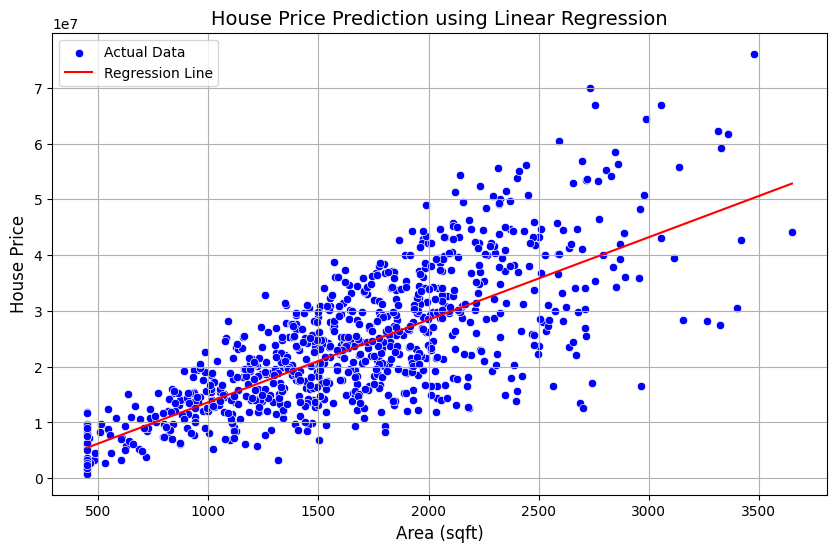
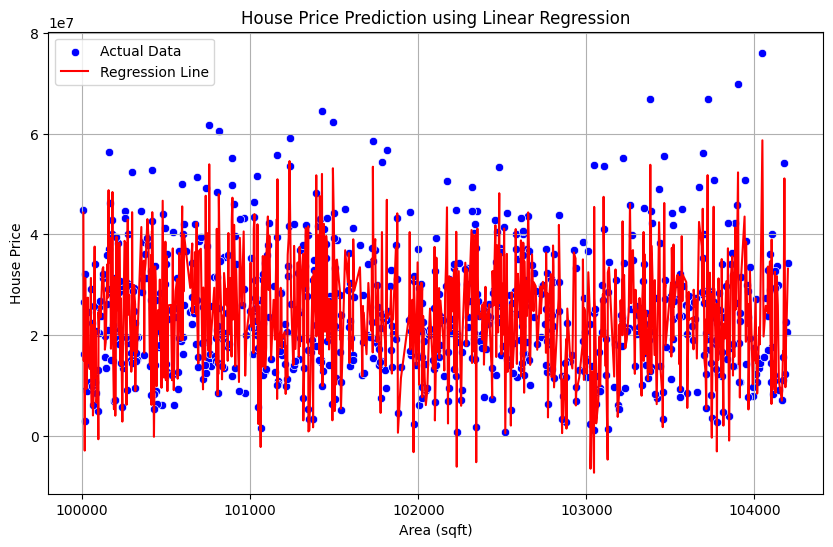
The notebook cell's code change between the first figure and the second:
--- before
+++ after
@@ -1,12 +1,11 @@
-
 plt.figure(figsize=(10,6))
 
-sns.scatterplot(x=X_test.values.flatten(), y=y_test, color='blue', label="Actual Data")
+sns.scatterplot(x=X_test.iloc[:,0], y=y_test.values, color='blue', label="Actual Data")
 
-sns.lineplot(x=X_test.values.flatten(), y=y_pred, color='red', label="Regression Line")
+sns.lineplot(x=X_test.iloc[:,0], y=y_pred, color='red', label="Regression Line")
 
-plt.xlabel("Area (sqft)", fontsize=12)
-plt.ylabel("House Price", fontsize=12)
-plt.title("House Price Prediction using Linear Regression", fontsize=14)
+plt.xlabel("Area (sqft)")
+plt.ylabel("House Price")
+plt.title("House Price Prediction using Linear Regression")
 
 plt.legend()

Commit: update